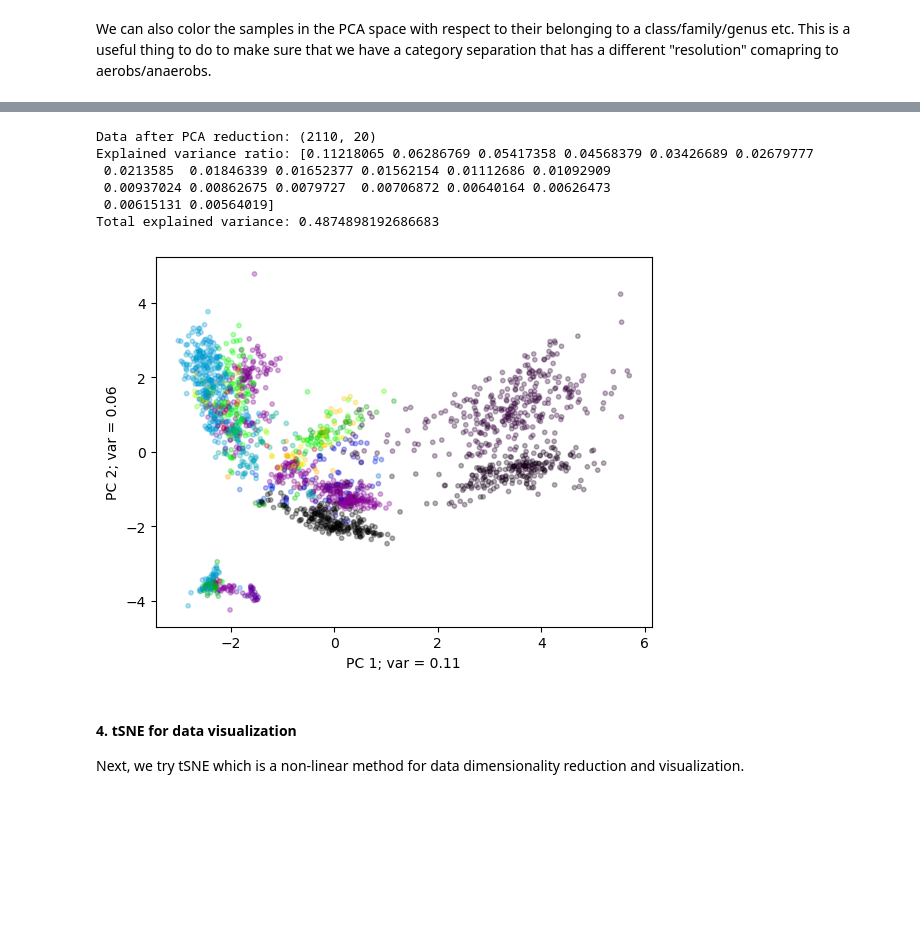
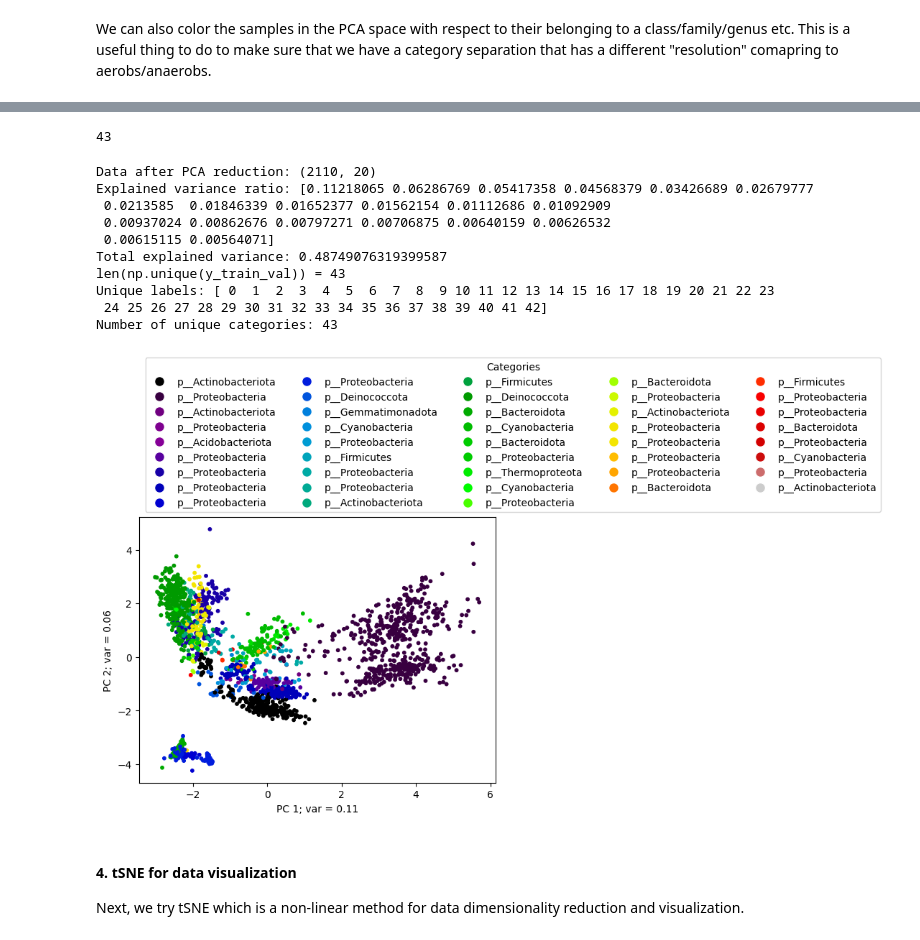
Before and after one commit to oist/gene-context, a Jupyter notebook: data_vizual_and_preprocess.ipynb, the cells around one changed output, grey strips where cells are left out. Saved outputs shown, nothing was run; the diff lists cells and outputs as text; code cells hidden in the pictures; blank space fills up the shorter version.

```diff
--- a/data_vizual_and_preprocess.ipynb
+++ b/data_vizual_and_preprocess.ipynb
@@ -4,8 +4,8 @@
 #### 1. Read the data
 First, we read and explore the datasets that were used for classifier trainings in the manuscript: the original (without noise), training, and test (with noise) datasets.
 # %%
-data_filename_train = "data/all_gene_annotations.added_incompleteness_and_contamination.training.tsv"
-data_filename_test = "data/all_gene_annotations.added_incompleteness_and_contamination.testing.tsv"
-data_filename_orig = "data/all_gene_annotations.tsv"
-y_filename = "data/bacdive_scrape_20230315.json.parsed.anaerobe_vs_aerobe.with_cyanos.csv"
+data_filename_train = "data_aerob/all_gene_annotations.added_incompleteness_and_contamination.training.tsv"
+data_filename_test = "data_aerob/all_gene_annotations.added_incompleteness_and_contamination.testing.tsv"
+data_filename_orig = "data_aerob/all_gene_annotations.tsv"
+y_filename = "data_aerob/bacdive_scrape_20230315.json.parsed.anaerobe_vs_aerobe.with_cyanos.csv"
 # %%
@@ -120,7 +117,7 @@ df_orig.to_csv(filename, sep="\t", index=False)
 
 Use PCA to reduce the data dimensionality and visualize it.
 # %%
-from utils import pca_run_and_plot
+from utils.utils import pca_run_and_plot
 from matplotlib.colors import ListedColormap
 
 
@@ -130,7 +127,9 @@ y_val = y_subsampled_orig.values
 
 n_compon = 20
 colors = ListedColormap(["tab:blue", "tab:red"])
-pca_run_and_plot(X_val, y_val, n_compon, colors)
+category_names = ["aerob" if yi == 0 else "anaerob" for yi in y_val]
+
+pca_run_and_plot(X_val, y_val, category_names, n_compon, colors)
 # %% [output]
 Data after PCA reduction: (2110, 20)
 Explained variance ratio: [0.11218065 0.06286769 0.05417358 0.04568379 0.03426689 0.02679777
@@ -147,18 +164,30 @@ We can also color the samples in the PCA space with respect to their belonging t
 # %%
-category_id_train = pd.factorize(df_train['class'])[0]
-category_id_test = pd.factorize(df_test['class'])[0]
-category_id_orig = pd.factorize(df_orig['class'])[0]
+import numpy as np
+level = 'phylum'
+category_id_train = pd.factorize(df_train[level])[0]
+category_id_test = pd.factorize(df_test[level])[0]
+category_id_orig = pd.factorize(df_orig[level])[0]
+
+print(len(np.unique(category_id_orig)))
+# %% [output]
+43
 # %%
 n_compon = 20
-listed_cmap = pca_run_and_plot(X_val, category_id_orig, n_compon, 'nipy_spectral')
+category_names = df_orig[level].tolist()
+
+listed_cmap = pca_run_and_plot(X_val, category_id_orig, category_names, n_compon, 'nipy_spectral')
 # %% [output]
 Data after PCA reduction: (2110, 20)
 Explained variance ratio: [0.11218065 0.06286769 0.05417358 0.04568379 0.03426689 0.02679777
  0.0213585  0.01846339 0.01652377 0.01562154 0.01112686 0.01092909
- 0.00937024 0.00862675 0.0079727  0.00706872 0.00640164 0.00626473
- 0.00615131 0.00564019]
-Total explained variance: 0.4874898192686683
+ 0.00937024 0.00862676 0.00797271 0.00706875 0.00640159 0.00626532
+ 0.00615115 0.00564071]
+Total explained variance: 0.48749076319399587
+len(np.unique(y_train_val)) = 43
+Unique labels: [ 0  1  2  3  4  5  6  7  8  9 10 11 12 13 14 15 16 17 18 19 20 21 22 23
+ 24 25 26 27 28 29 30 31 32 33 34 35 36 37 38 39 40 41 42]
+Number of unique categories: 43
-[figure, old version]
+[figure, new version]
 # %% [markdown]
 
 #### 4. tSNE for data visualization
```
Also changed, not shown: parts of 9 cells of this notebook, 8 other files.
